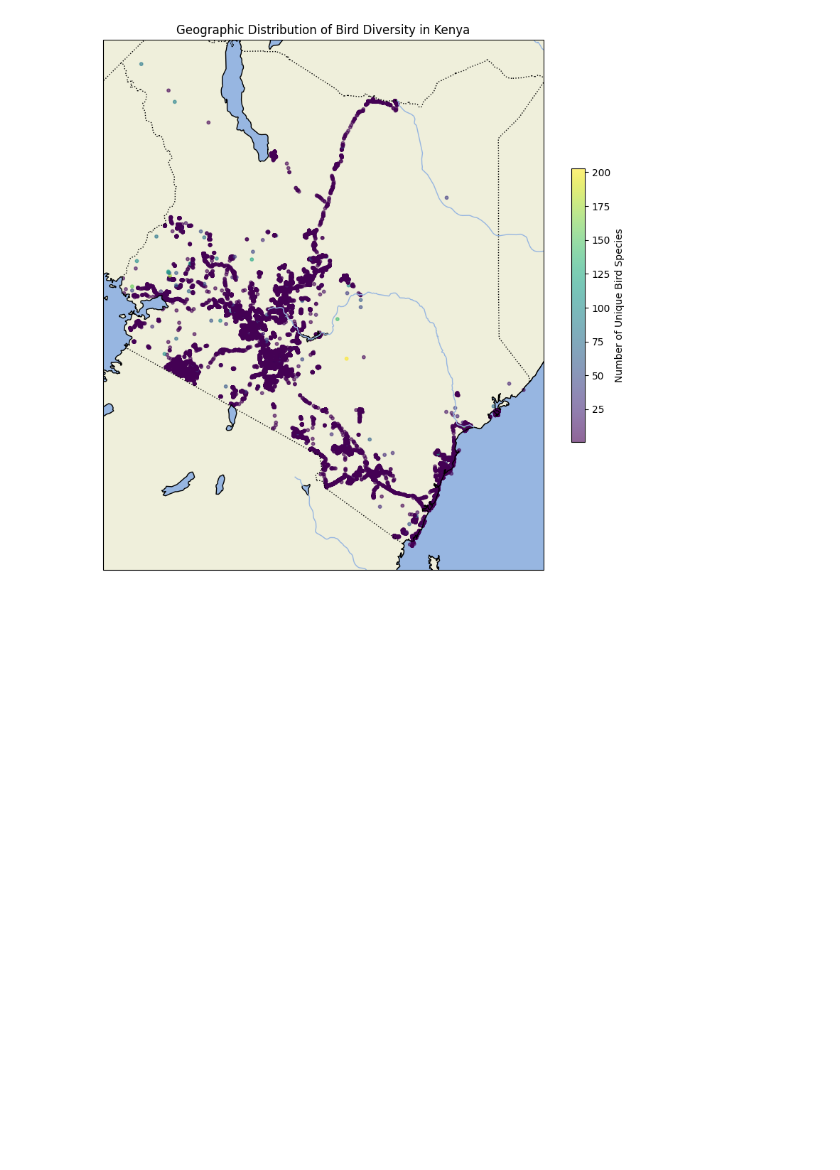
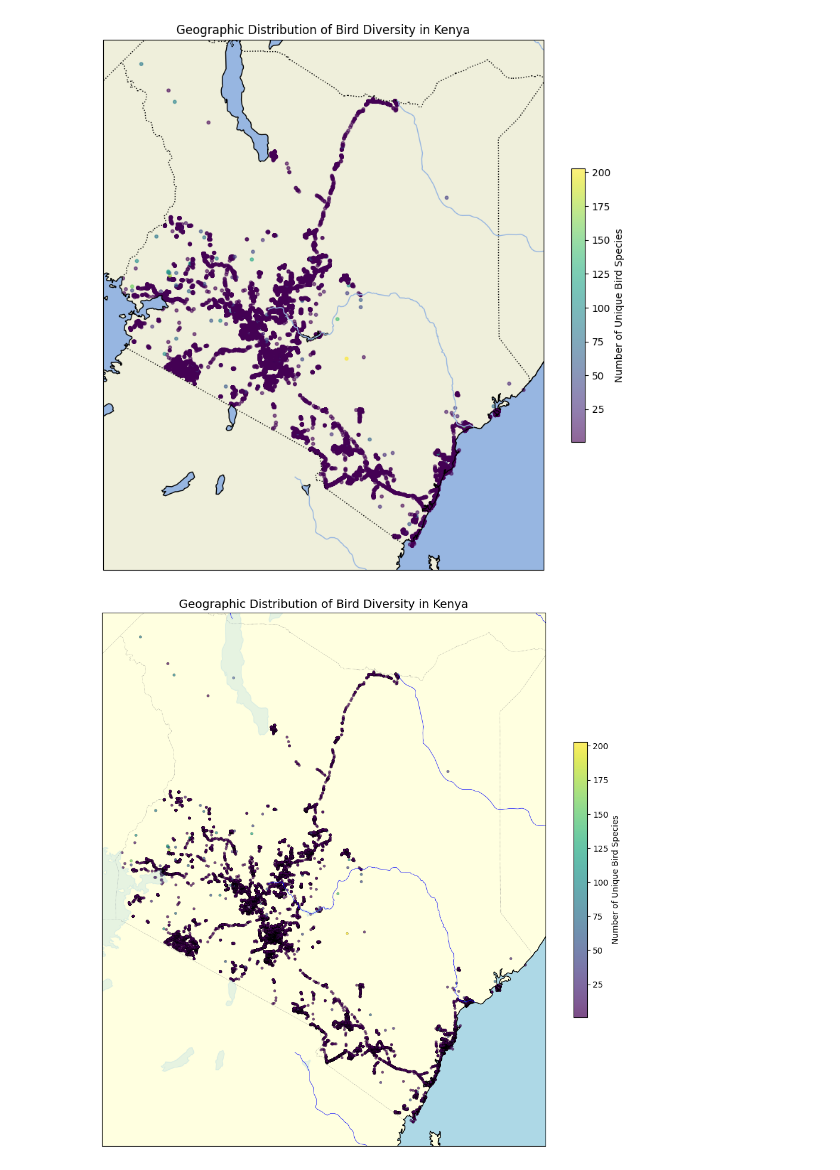
Before and after one commit to mina-naseh/geospatial-data-analysis, a Jupyter notebook: Questions_4.ipynb, the cells around one changed output. Drawn from its saved outputs; the diff is of its cells as text; code cells hidden in the pictures; blank space fills up the shorter version.

```diff
--- a/Questions_4.ipynb
+++ b/Questions_4.ipynb
@@ -181,0 +197,74 @@ plt.show()
+# %%
+# Required Libraries
+import pandas as pd
+import geopandas as gpd
+import matplotlib.pyplot as plt
+import cartopy.crs as ccrs
+import cartopy.feature as cfeature
+
+# Load the dataset
+file_path = '/Users/mina/Desktop/MADS/3rd_semester/WorkshopI/geospatial-data-analysis/data/GBIT_annotated_archive/DARWIN_CORE_ARCHIVE/0020723-241024112534372/occurrence.txt'
+df = pd.read_csv(file_path, delimiter='\t')
+
+# Filter for Kenya and ensure records have coordinates
+df_kenya = df[(df['countryCode'] == 'KE') & df['decimalLatitude'].notna() & df['decimalLongitude'].notna()]
+
+# Convert to GeoDataFrame with geometry points
+gdf = gpd.GeoDataFrame(
+    df_kenya,
+    geometry=gpd.points_from_xy(df_kenya['decimalLongitude'], df_kenya['decimalLatitude']),
+    crs='EPSG:4326'
+)
+
+# Calculate species richness (number of unique species at each location)
+species_richness = gdf.groupby(['decimalLatitude', 'decimalLongitude']).agg({'scientificName': 'nunique'}).reset_index()
+species_richness.rename(columns={'scientificName': 'species_count'}, inplace=True)
+
+# Convert to GeoDataFrame for richness data
+gdf_richness = gpd.GeoDataFrame(
+    species_richness,
+    geometry=gpd.points_from_xy(species_richness['decimalLongitude'], species_richness['decimalLatitude']),
+    crs='EPSG:4326'
+)
+
+# Plot the geographic distribution of bird diversity in Kenya
+fig, ax = plt.subplots(figsize=(12, 12), subplot_kw={'projection': ccrs.PlateCarree()})
+
+# Add more geographic features using cartopy's cfeature library
+ax.add_feature(cfeature.BORDERS, linestyle=':', edgecolor='gray', linewidth=0.5)  # National borders
+ax.add_feature(cfeature.COASTLINE, edgecolor='black')  # Coastline
+ax.add_feature(cfeature.LAKES, alpha=0.3, color='lightblue')  # Lakes
+ax.add_feature(cfeature.RIVERS, linewidth=0.5, color='blue')  # Rivers
+ax.add_feature(cfeature.LAND, facecolor='lightyellow')  # Land color
+ax.add_feature(cfeature.OCEAN, facecolor='lightblue')  # Ocean color
+
+# Optional: Add state/province boundaries if relevant to your region
+# For Kenya, there might not be internal states in Cartopy's default dataset
+# but if you have a shapefile, you can add it as an additional layer
+
+# Plot species richness data as points with color intensity based on richness
+scatter = ax.scatter(
+    gdf_richness['decimalLongitude'],
+    gdf_richness['decimalLatitude'],
+    c=gdf_richness['species_count'],
+    cmap='viridis',
+    s=10,
+    transform=ccrs.PlateCarree(),
+    alpha=0.7,
+    edgecolor='black',  # Adding a thin border around points for visibility
+    linewidth=0.2
+)
+
+# Add a colorbar to indicate species richness levels
+cbar = plt.colorbar(scatter, ax=ax, orientation='vertical', shrink=0.5, pad=0.05)
+cbar.set_label('Number of Unique Bird Species')
+
+# Set title and labels
+ax.set_title('Geographic Distribution of Bird Diversity in Kenya', fontsize=14)
+ax.set_xlabel('Longitude', fontsize=12)
+ax.set_ylabel('Latitude', fontsize=12)
+
+# Show the plot
+plt.show()
+# %% [output]
+[figure, added]
```
Also changed, not shown: parts of 8 cells of this notebook, 1 other file.
